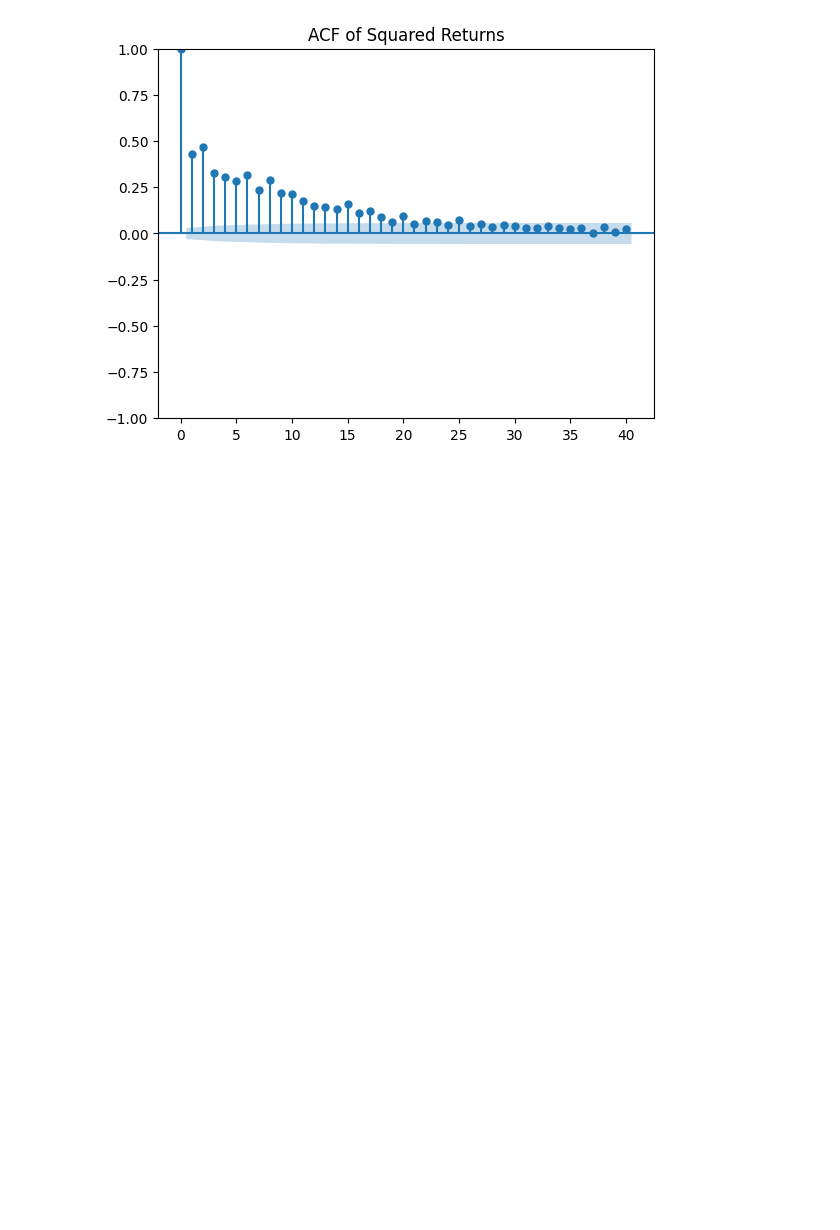
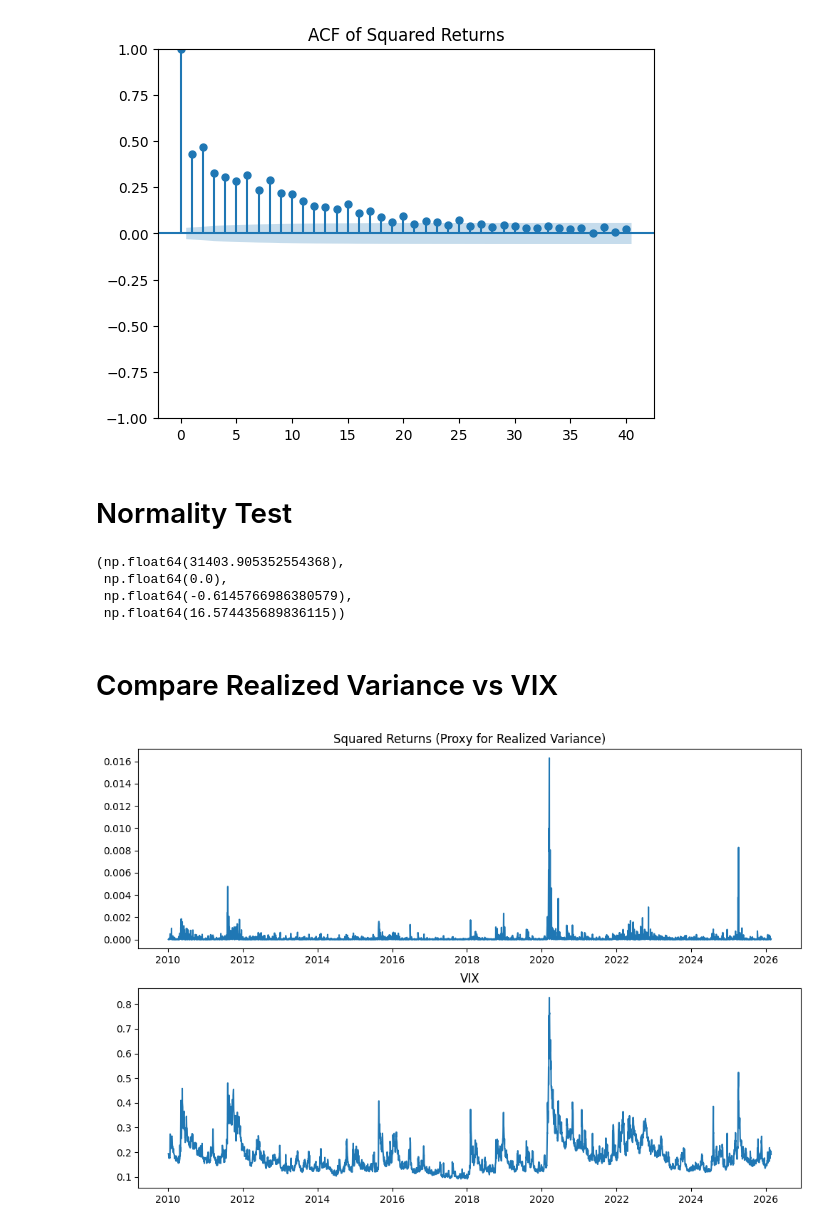
Before and after one commit to akhyear/GARCHVolatilityProject, a Jupyter notebook: notebooks/02_some_facts_and_volatility_clustering.ipynb, the cells around one changed output. Saved outputs shown, nothing was run; the diff lists cells and outputs as text; code cells hidden in the pictures; blank space fills up the shorter version.

Commit message:
Compare Realized Variance vs VIX

```diff
--- a/notebooks/02_some_facts_and_volatility_clustering.ipynb
+++ b/notebooks/02_some_facts_and_volatility_clustering.ipynb
@@ -78,3 +78,26 @@ plt.title("ACF of Squared Returns")
 plt.show()
 # %% [output]
 [figure]
+# %% [markdown]
+# Normality Test
+# %%
+jb_stat, jb_pvalue, skew, kurtosis = jarque_bera(df["SP500_LogReturn"])
+
+jb_stat, jb_pvalue, skew, kurtosis
+# %% [output]
+(np.float64(31403.905352554368),
+ np.float64(0.0),
+ np.float64(-0.6145766986380579),
+ np.float64(16.574435689836115))
+# %% [markdown]
+# Compare Realized Variance vs VIX
+# %%
+fig, ax = plt.subplots(2, 1, figsize=(12, 8))
+
+ax[0].plot(df["Date"], df["Squared_Return"] )
+ax[0].set_title("Squared Returns (Proxy for Realized Variance)")
+ax[1].plot(df["Date"], df["VIX_Close"] / 100)
+ax[1].set_title("VIX")
+plt.show()
+# %% [output]
+[figure, added]
```
